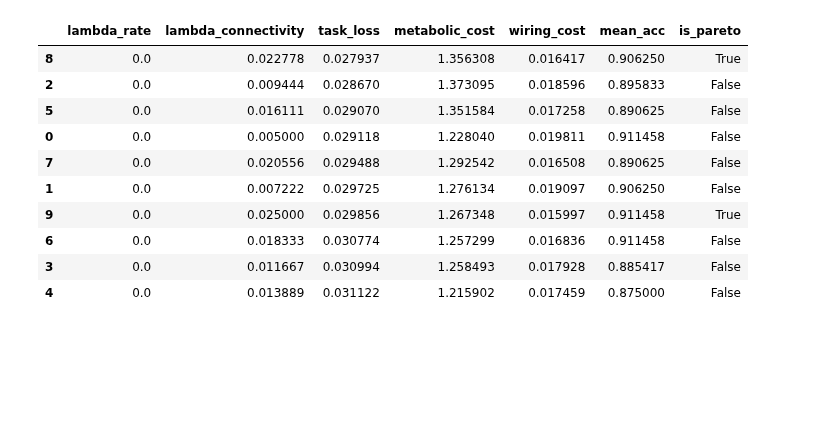
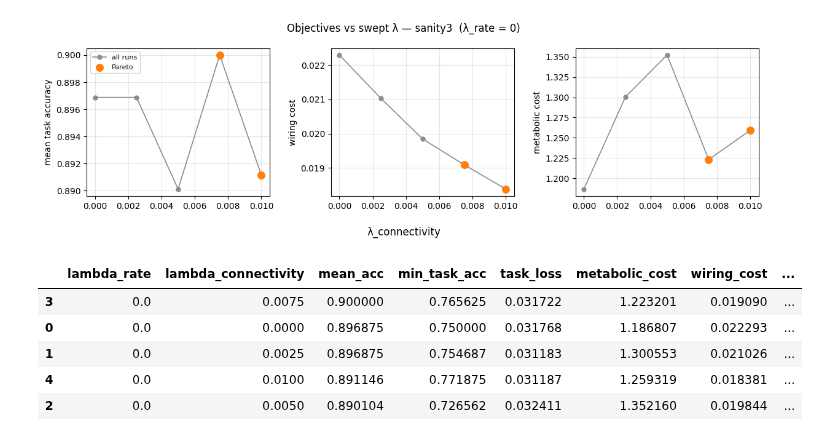
Before and after one commit to AtharvSuryawanshi/canonical_mc, a Jupyter notebook: pareto_analysis.ipynb, the cells around one changed output. Saved outputs shown, nothing was run; the diff lists cells and outputs as text; code cells hidden in the pictures; blank space fills up the shorter version.

```diff
--- a/pareto_analysis.ipynb
+++ b/pareto_analysis.ipynb
@@ -190,11 +319,15 @@ if len(pareto_objectives) == 2:
     fig.suptitle(f"Pareto front (2D) — {battery}  |  sweep={sweep_mode}")
 else:
     fig, axes = plt.subplots(1, 3, figsize=(14, 4))
-    pairs = [
-        ("task_loss", "metabolic_cost"),
-        ("task_loss", "wiring_cost"),
-        ("metabolic_cost", "wiring_cost"),
-    ]
+    if len(pareto_objectives) == 3:
+        a, b, c = pareto_objectives
+        pairs = [(a, b), (a, c), (b, c)]
+    else:
+        pairs = [
+            ("task_loss", "metabolic_cost"),
+            ("task_loss", "wiring_cost"),
+            ("metabolic_cost", "wiring_cost"),
+        ]
     for ax, (xc, yc) in zip(axes, pairs):
         ax.scatter(df.loc[~pareto, xc], df.loc[~pareto, yc], c="0.75", s=40, label="grid")
         ax.scatter(df.loc[pareto, xc], df.loc[pareto, yc], c="C1", s=70, label="Pareto")
@@ -212,7 +345,11 @@ plt.show()
 # Objectives vs lambda (1×3)
 pareto = df["is_pareto"].astype(bool)
 battery = meta.get("task_battery", "")
-objective_cols = ["task_loss", "wiring_cost", "metabolic_cost"]
+objective_cols = (
+    ["mean_acc", "wiring_cost", "metabolic_cost"]
+    if uses_mean_acc
+    else ["task_loss", "wiring_cost", "metabolic_cost"]
+)
 
 if sweep_mode in ("connectivity", "rate"):
     lam_col = "lambda_connectivity" if sweep_mode == "connectivity" else "lambda_rate"
@@ -272,18 +409,30 @@ else:
 
 fig.tight_layout()
 plt.show()
+# %% [output]
+[figure, added]
 # %%
-cols = ["lambda_rate", "lambda_connectivity", "task_loss", "metabolic_cost", "wiring_cost", "mean_acc", "is_pareto"]
-df.sort_values(["task_loss", "metabolic_cost", "wiring_cost"])[cols]
+cols = [
+    "lambda_rate",
+    "lambda_connectivity",
+    "mean_acc",
+    "min_task_acc",
+    "task_loss",
+    "metabolic_cost",
+    "wiring_cost",
+    "is_pareto",
+]
+cols = [c for c in cols if c in df.columns]
+sort_cols = (
+    ["mean_acc", "metabolic_cost", "wiring_cost"]
+    if uses_mean_acc
+    else ["task_loss", "metabolic_cost", "wiring_cost"]
+)
+df.sort_values(sort_cols, ascending=[False, True, True] if uses_mean_acc else True)[cols]
 # %% [output]
-|  | lambda_rate | lambda_connectivity | task_loss | metabolic_cost | wiring_cost | mean_acc | is_pareto |
-| 8 | 0.0 | 0.022778 | 0.027937 | 1.356308 | 0.016417 | 0.906250 | True |
-| 2 | 0.0 | 0.009444 | 0.028670 | 1.373095 | 0.018596 | 0.895833 | False |
-| 5 | 0.0 | 0.016111 | 0.029070 | 1.351584 | 0.017258 | 0.890625 | False |
-| 0 | 0.0 | 0.005000 | 0.029118 | 1.228040 | 0.019811 | 0.911458 | False |
-| 7 | 0.0 | 0.020556 | 0.029488 | 1.292542 | 0.016508 | 0.890625 | False |
-| 1 | 0.0 | 0.007222 | 0.029725 | 1.276134 | 0.019097 | 0.906250 | False |
-| 9 | 0.0 | 0.025000 | 0.029856 | 1.267348 | 0.015997 | 0.911458 | True |
-| 6 | 0.0 | 0.018333 | 0.030774 | 1.257299 | 0.016836 | 0.911458 | False |
-| 3 | 0.0 | 0.011667 | 0.030994 | 1.258493 | 0.017928 | 0.885417 | False |
-| 4 | 0.0 | 0.013889 | 0.031122 | 1.215902 | 0.017459 | 0.875000 | False |
+|  | lambda_rate | lambda_connectivity | mean_acc | min_task_acc | task_loss | metabolic_cost | wiring_cost | ... |
+| 3 | 0.0 | 0.0075 | 0.900000 | 0.765625 | 0.031722 | 1.223201 | 0.019090 | ... |
+| 0 | 0.0 | 0.0000 | 0.896875 | 0.750000 | 0.031768 | 1.186807 | 0.022293 | ... |
+| 1 | 0.0 | 0.0025 | 0.896875 | 0.754687 | 0.031183 | 1.300553 | 0.021026 | ... |
+| 4 | 0.0 | 0.0100 | 0.891146 | 0.771875 | 0.031187 | 1.259319 | 0.018381 | ... |
+| 2 | 0.0 | 0.0050 | 0.890104 | 0.726562 | 0.032411 | 1.352160 | 0.019844 | ... |
```
Also changed, not shown: parts of 6 cells of this notebook, 9 other files.
